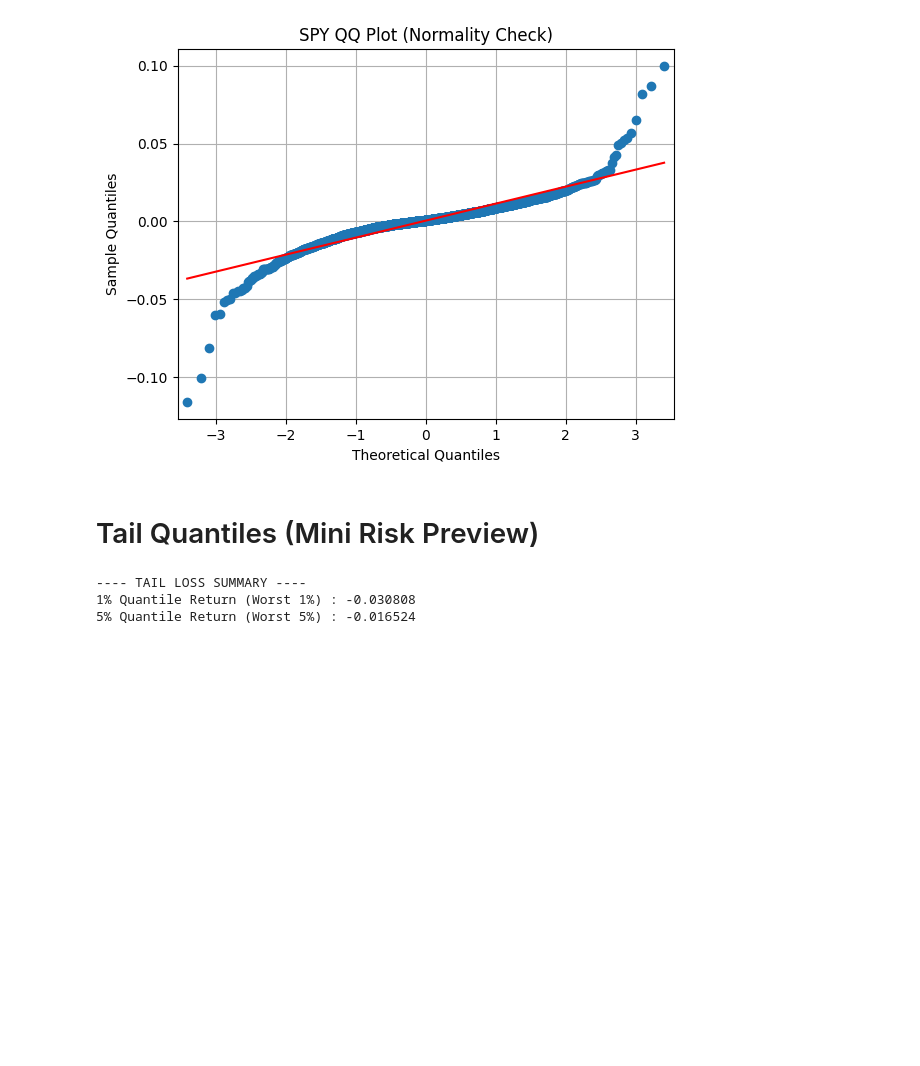
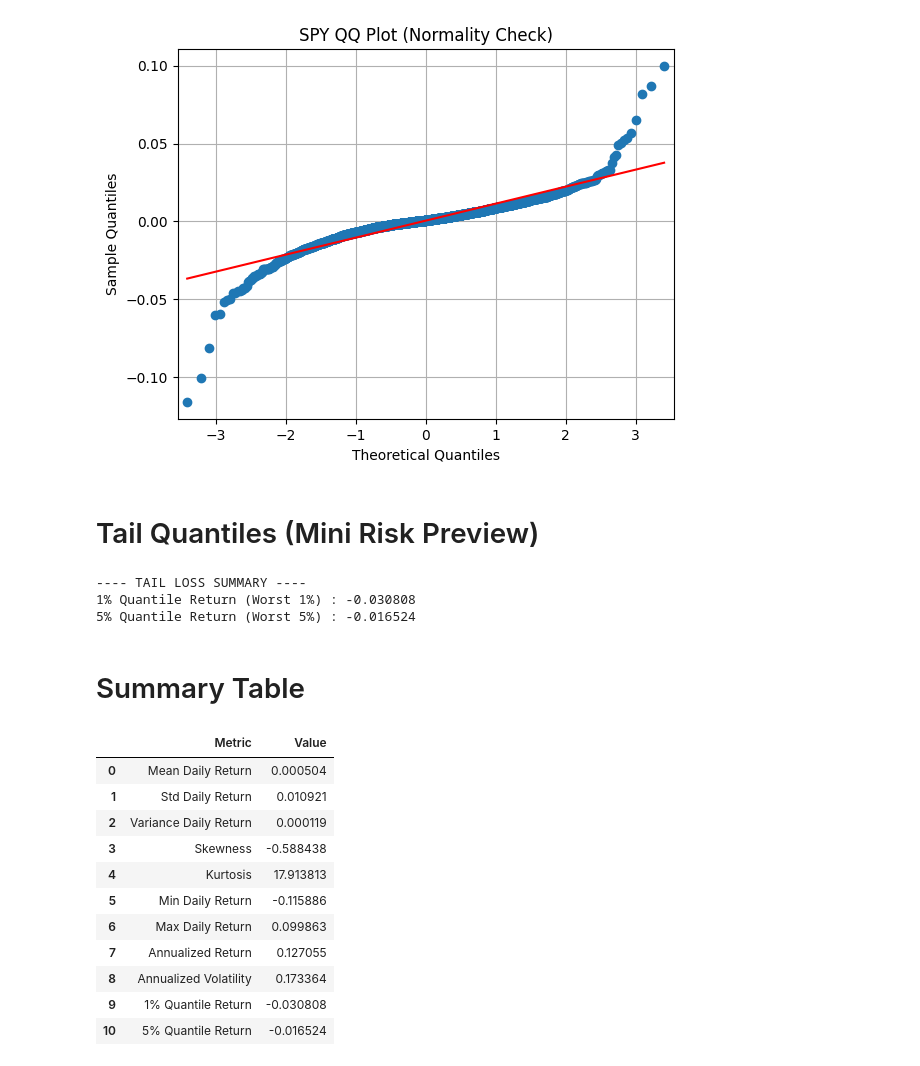
Before and after one commit to akhyear/MonteCarloRiskProject, a Jupyter notebook: notebooks/01_data_and_return_analysis.ipynb, the cells around one changed output. Cells and saved outputs as stored; diff of their text form; code cells hidden in the pictures; blank space fills up the shorter version.

Commit message:
make summary table and export clean data and summury table.

```diff
--- a/notebooks/01_data_and_return_analysis.ipynb
+++ b/notebooks/01_data_and_return_analysis.ipynb
@@ -86,7 +86,7 @@ Index(['Date', 'Adj Close', 'Close', 'High', 'Low', 'Open', 'Volume',
 # Checking and Cleaning data
 # %%
 # loading the data
-data = pd.read_csv("../data/spy_data.csv")
+data = pd.read_csv("../data/raw/spy_data.csv")
 data.head()
 # %% [output]
 |  | Date | Adj Close | Close | High | Low | Open | Volume |
@@ -277,3 +277,49 @@ print(f"5% Quantile Return (Worst 5%) : {q_5:.6f}")
 ---- TAIL LOSS SUMMARY ----
 1% Quantile Return (Worst 1%) : -0.030808
 5% Quantile Return (Worst 5%) : -0.016524
+# %% [markdown]
+# Summary Table
+# %%
+summary = pd.DataFrame({
+    "Metric": [
+        "Mean Daily Return",
+        "Std Daily Return",
+        "Variance Daily Return",
+        "Skewness",
+        "Kurtosis",
+        "Min Daily Return",
+        "Max Daily Return",
+        "Annualized Return",
+        "Annualized Volatility",
+        "1% Quantile Return",
+        "5% Quantile Return"
+    ],
+    "Value": [
+        mean_daily,
+        std_daily,
+        var_daily,
+        skewness,
+        kurtosis,
+        min_daily,
+        max_daily,
+        mean_annual,
+        std_annual,
+        q_1,
+        q_5
+    ]
+})
+
+summary
+# %% [output]
+|  | Metric | Value |
+| 0 | Mean Daily Return | 0.000504 |
+| 1 | Std Daily Return | 0.010921 |
+| 2 | Variance Daily Return | 0.000119 |
+| 3 | Skewness | -0.588438 |
+| 4 | Kurtosis | 17.913813 |
+| 5 | Min Daily Return | -0.115886 |
+| 6 | Max Daily Return | 0.099863 |
+| 7 | Annualized Return | 0.127055 |
+| 8 | Annualized Volatility | 0.173364 |
+| 9 | 1% Quantile Return | -0.030808 |
+| 10 | 5% Quantile Return | -0.016524 |
```
Also changed, not shown: parts of 2 cells of this notebook, 6 other files.
